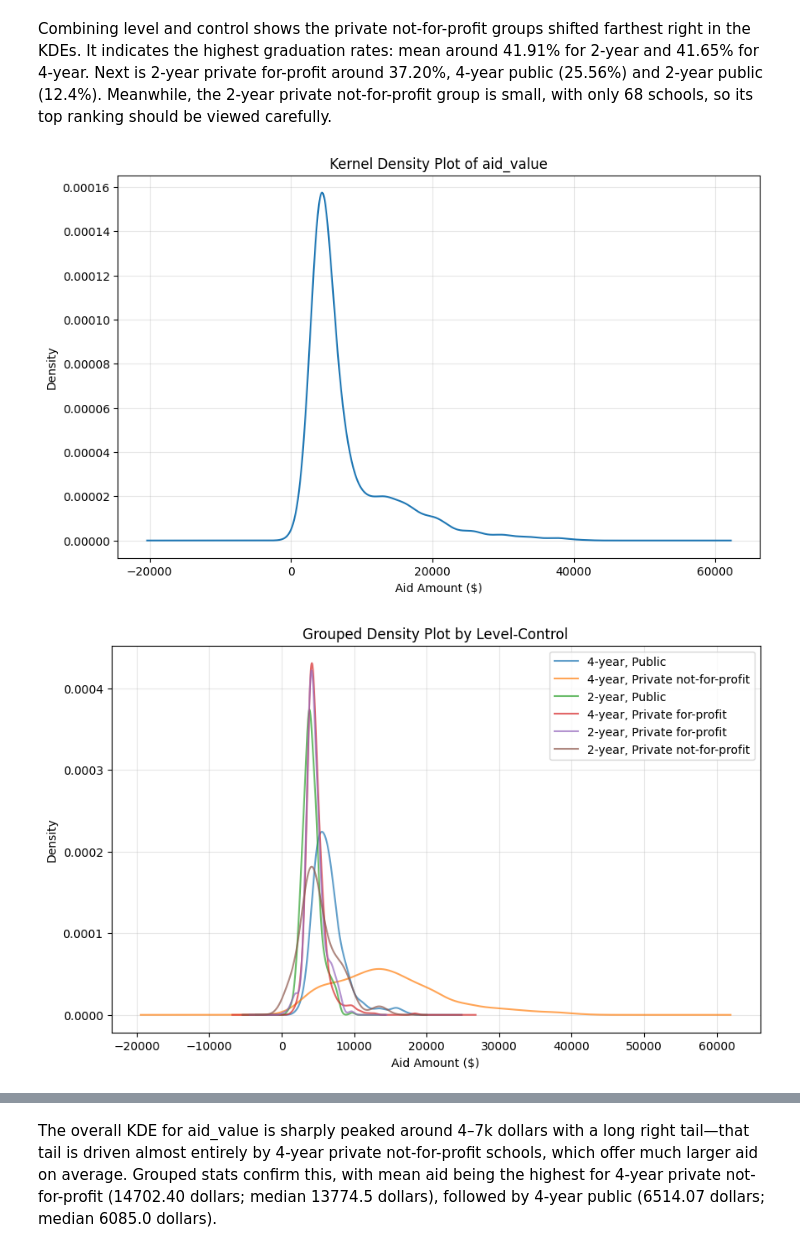
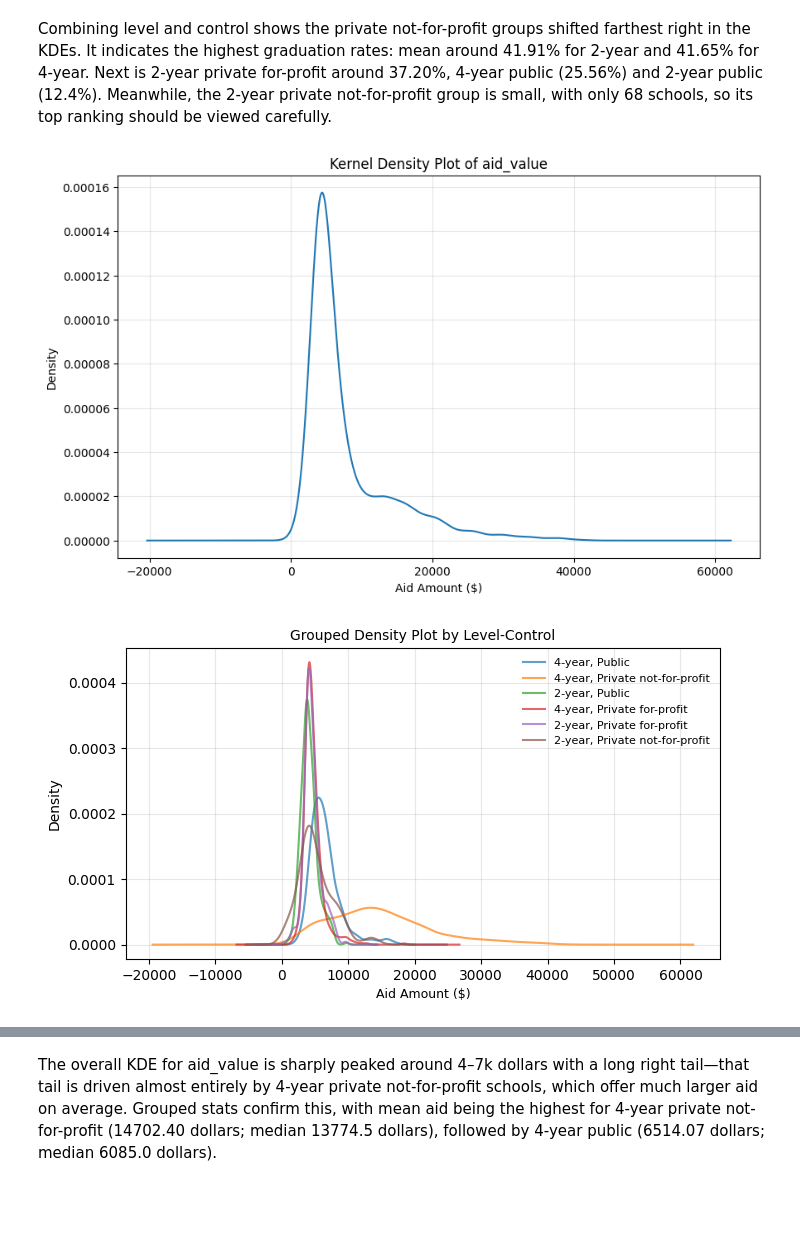
Before and after one commit to JingzhiYang04/visualization_assignment, a Jupyter notebook: assignment.ipynb, the cells around one changed output, grey strips where cells are left out. Saved outputs shown, nothing was run; the diff lists cells and outputs as text; code cells hidden in the pictures; blank space fills up the shorter version.

```diff
--- a/assignment.ipynb
+++ b/assignment.ipynb
@@ -406,38 +405,39 @@ Combining level and control shows the private not-for-profit groups shifted fart
 ## 2.7
 # Make a kernel density plot of aid_value. Group graph by level and control.
 # Use groupby and .describe to make grouped calculations of statistical descriptions of aid_value by level and control.
 
 # Kernel density plot of aid_value
 plt.figure(figsize=(10, 6))
 df['aid_value'].dropna().plot(kind='density')
 plt.title('Kernel Density Plot of aid_value')
 plt.xlabel('Aid Amount ($)')
 plt.grid(True, alpha=0.3)
 plt.show()
 
 # Grouped density plot by level and control
-plt.figure(figsize=(10, 6))
+plt.figure(figsize=(7, 4))
 for combo in df['levelXcontrol'].unique():
     data = df[df['levelXcontrol'] == combo]['aid_value'].dropna()
     data.plot(kind='density', label=combo, alpha=0.7)
 
-plt.title('Grouped Density Plot by Level-Control')
-plt.xlabel('Aid Amount ($)')
-plt.legend()
+plt.title('Grouped Density Plot by Level-Control', fontsize=10)
+plt.xlabel('Aid Amount ($)', fontsize=9)
+plt.legend(fontsize=8, frameon=False)
 plt.grid(True, alpha=0.3)
+plt.tight_layout(pad=1.0)
 plt.show()
 
 # Grouped statistical descriptions
 print("\naid_value by Level-Control:")
 aid_stats = df.groupby('levelXcontrol')['aid_value'].describe().round(2)
 print(aid_stats)
 
 print("\nRanked aid amounts (Ascending):")
 ranked_aid = df.groupby('levelXcontrol')['aid_value'].mean().sort_values(ascending=False)
 print(ranked_aid.round(2))
 # %% [output]
 [figure]
-[figure, old version]
+[figure, new version]
 aid_value by Level-Control:
                                  count      mean      std     min      25%  \
 levelXcontrol
```
Also changed, not shown: parts of 3 cells of this notebook.
